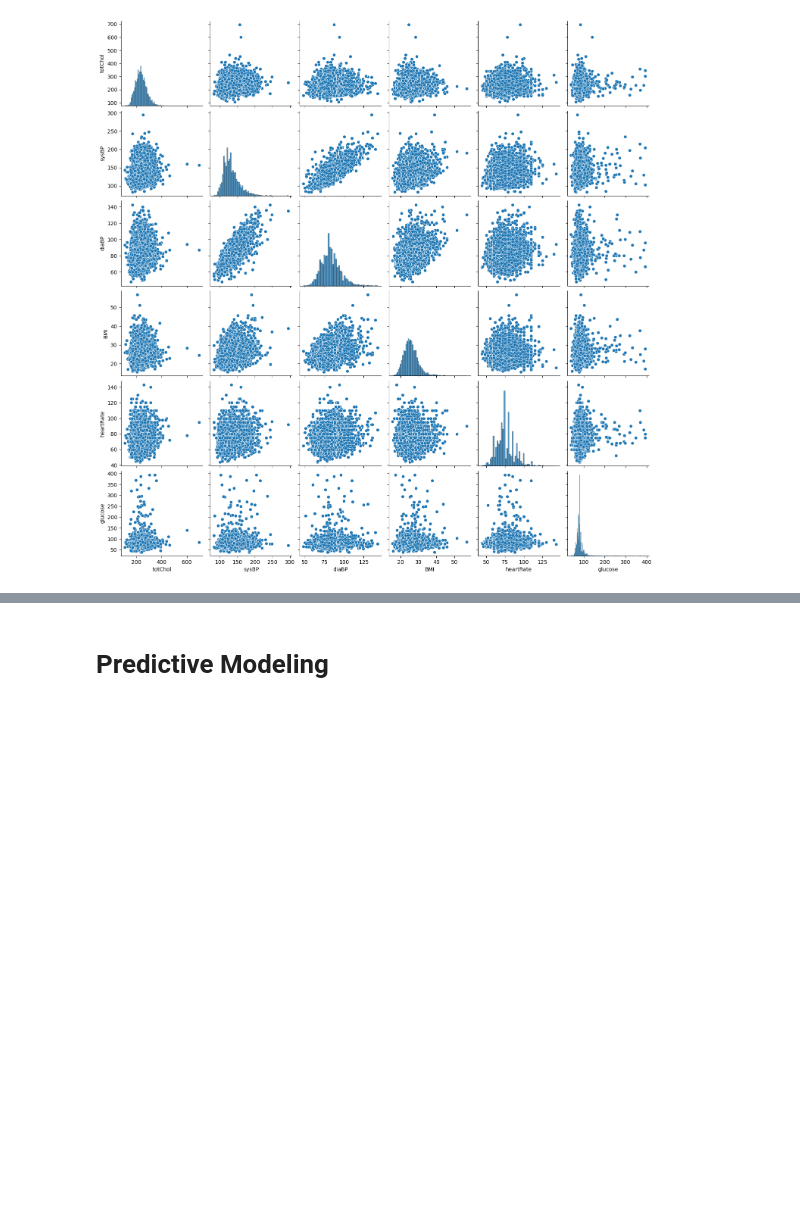
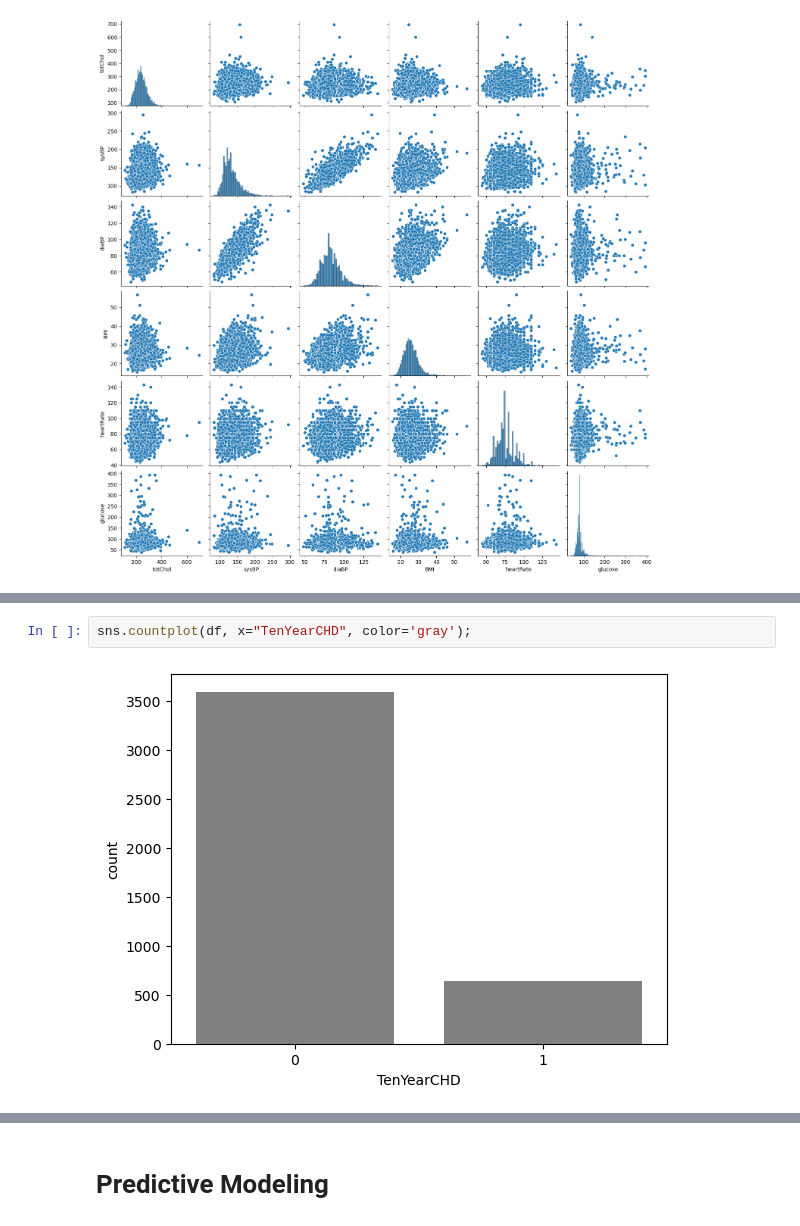
Before and after one commit to nawafalhu/HEART-DISEASE-PREDICTION, a Jupyter notebook: Heart-Disease.ipynb, the cells around one changed output, grey strips where cells are left out. Cells and saved outputs as stored; diff of their text form; blank space fills up the shorter version.

```diff
--- a/Heart-Disease.ipynb
+++ b/Heart-Disease.ipynb
@@ -383,0 +327,4 @@ pd.pivot_table(df, index=['prevalentHyp'], aggfunc="mean")
+# %%
+sns.countplot(df, x="TenYearCHD", color='gray');
+# %% [output]
+[figure, added]
```
Also changed, not shown: parts of 54 cells of this notebook.
